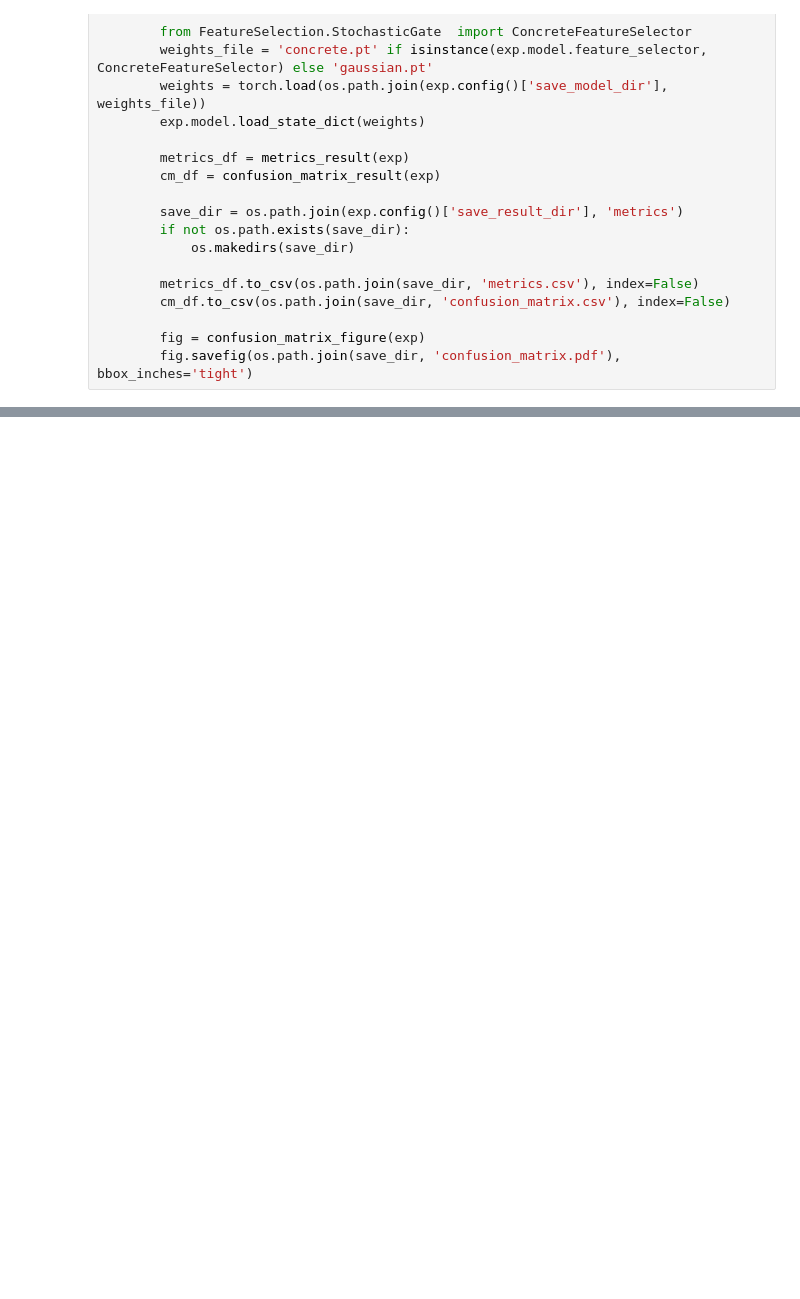
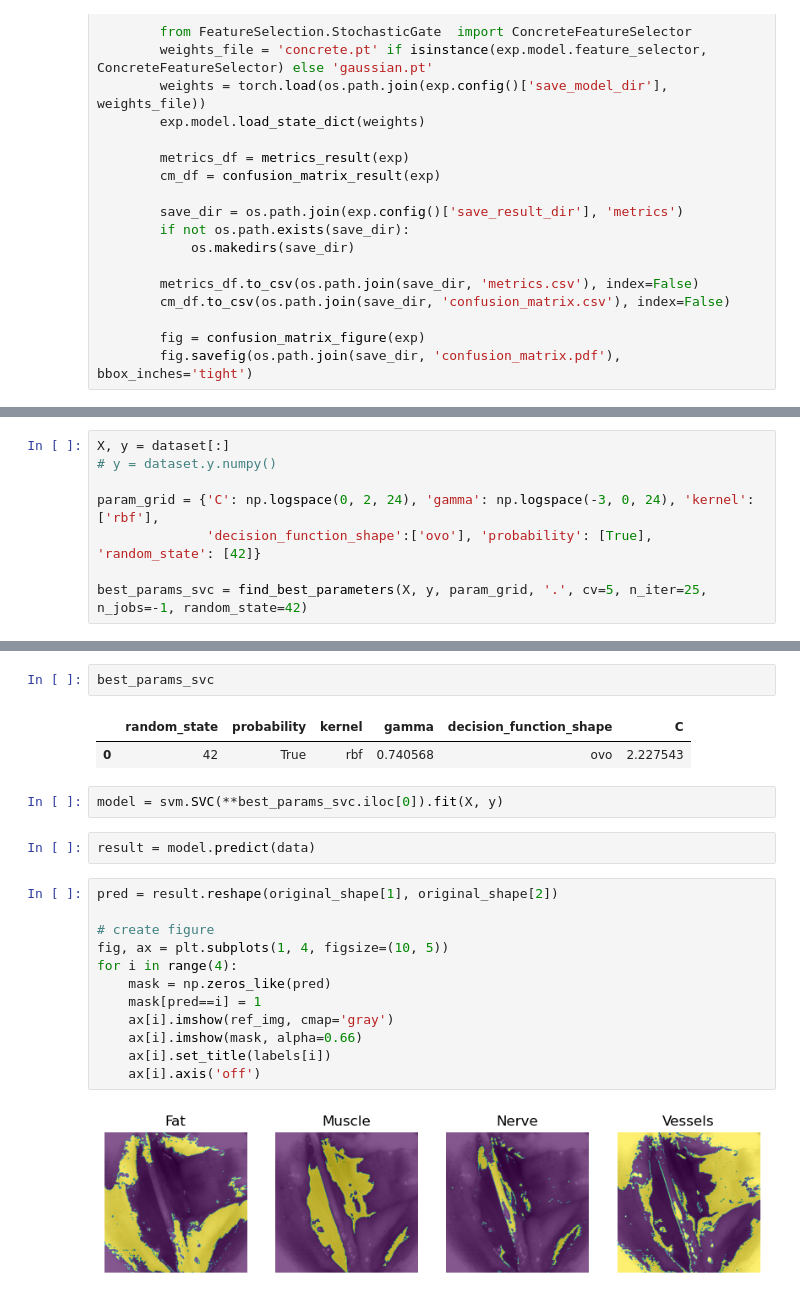
Before and after one commit to SolidusAbi/Thesis, a Jupyter notebook: Chapter 6/HSI/metrics.ipynb, the cells around one changed output, grey strips where cells are left out. Cells and saved outputs as stored; diff of their text form; blank space fills up the shorter version.

```diff
--- a/Chapter 6/HSI/metrics.ipynb
+++ b/Chapter 6/HSI/metrics.ipynb
@@ -99,0 +354,8 @@ for exp_type in experiments:
+# %%
+X, y = dataset[:]
+# y = dataset.y.numpy()
+
+param_grid = {'C': np.logspace(0, 2, 24), 'gamma': np.logspace(-3, 0, 24), 'kernel': ['rbf'],
+              'decision_function_shape':['ovo'], 'probability': [True], 'random_state': [42]}
+
+best_params_svc = find_best_parameters(X, y, param_grid, '.', cv=5, n_iter=25, n_jobs=-1, random_state=42)
@@ -99,0 +380,23 @@ for exp_type in experiments:
+# %%
+best_params_svc
+# %% [output]
+|  | random_state | probability | kernel | gamma | decision_function_shape | C |
+| 0 | 42 | True | rbf | 0.740568 | ovo | 2.227543 |
+# %%
+model = svm.SVC(**best_params_svc.iloc[0]).fit(X, y)
+# %%
+result = model.predict(data)
+# %%
+pred = result.reshape(original_shape[1], original_shape[2])
+
+# create figure
+fig, ax = plt.subplots(1, 4, figsize=(10, 5))
+for i in range(4):
+    mask = np.zeros_like(pred)
+    mask[pred==i] = 1
+    ax[i].imshow(ref_img, cmap='gray')
+    ax[i].imshow(mask, alpha=0.66)
+    ax[i].set_title(labels[i])
+    ax[i].axis('off')
+# %% [output]
+[figure, added]
```
Also changed, not shown: parts of 18 cells of this notebook, 2 other files.
